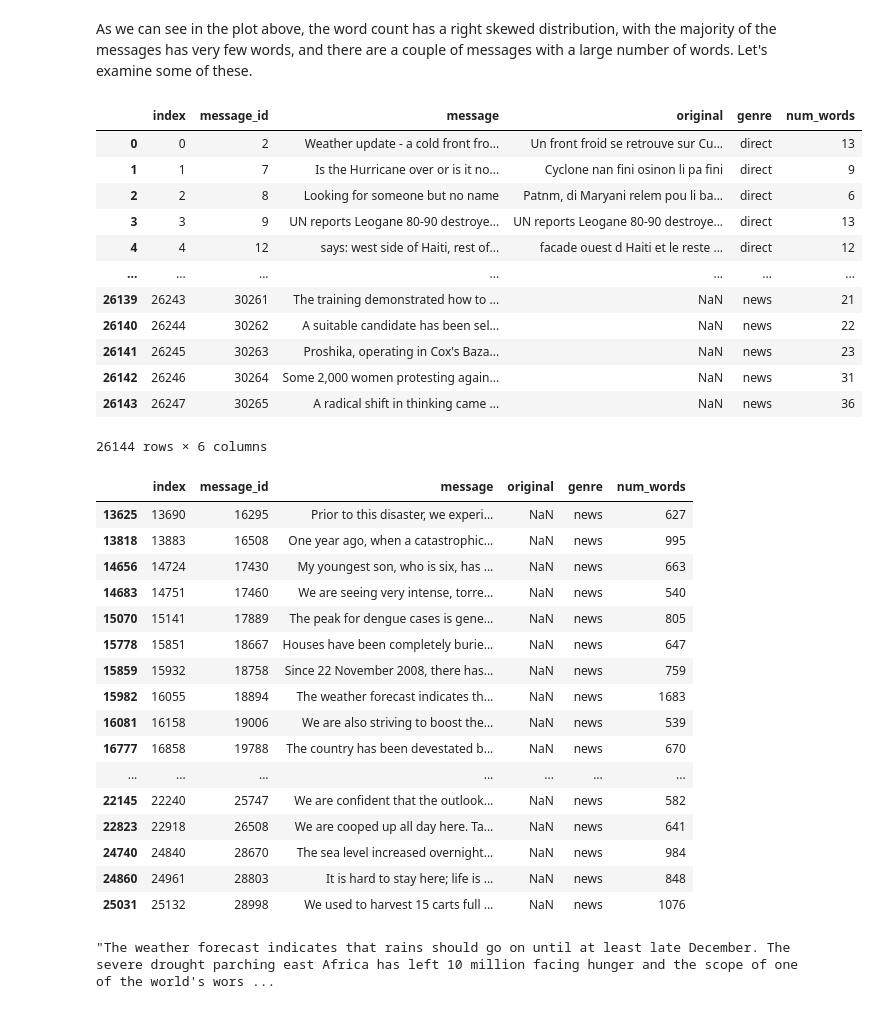
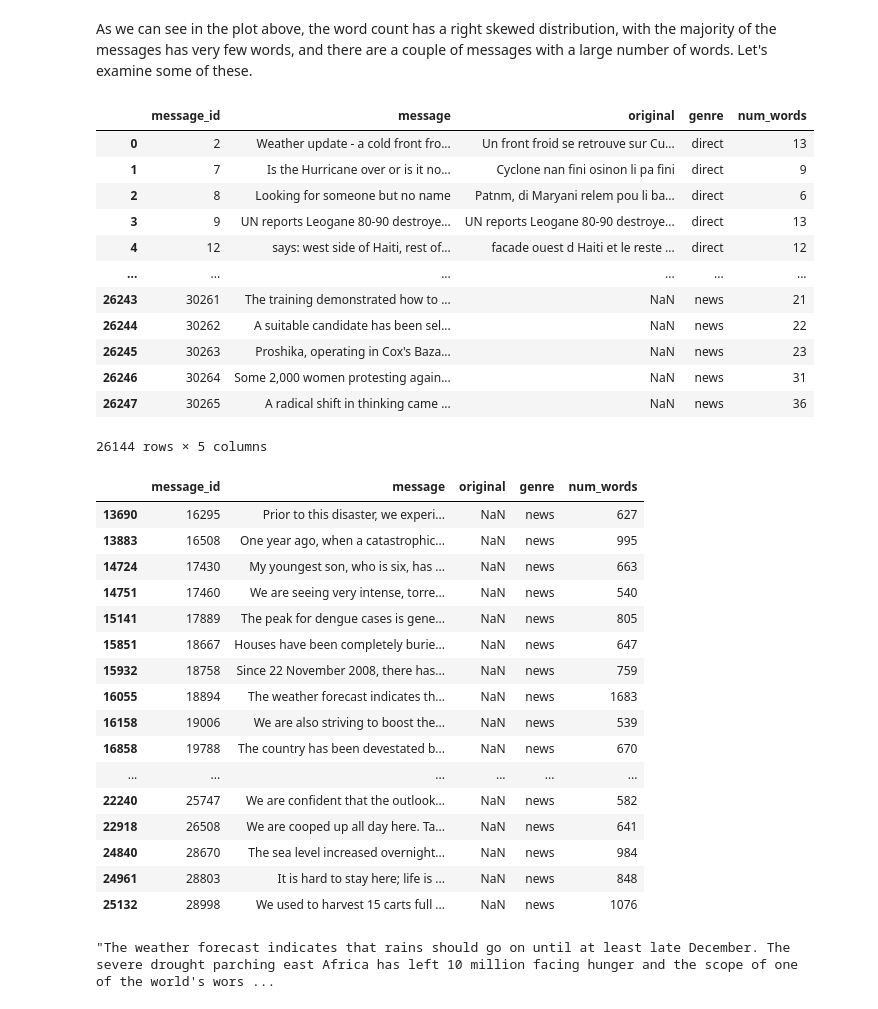
Before and after one commit to tarcisobraz/disaster-message-clf, a Jupyter notebook: data/ETL Pipeline Preparation.ipynb, the cells around one changed output. Cells and saved outputs as stored; diff of their text form; code cells hidden in the pictures.

```diff
--- a/data/ETL Pipeline Preparation.ipynb
+++ b/data/ETL Pipeline Preparation.ipynb
@@ -377,42 +377,42 @@ p.axes.set_yscale('log');
 # %% [markdown]
 As we can see in the plot above, the word count has a right skewed distribution, with the majority of the messages has very few words, and there are a couple of messages with a large number of words. Let's examine some of these.
 # %%
-messages_with_size = pd.concat([messages, num_words_dist], axis=1).reset_index()
+messages_with_size = pd.concat([messages, num_words_dist], axis=1)
 messages_with_size
 # %% [output]
-|  | index | message_id | message | original | genre | num_words |
-| 0 | 0 | 2 | Weather update - a cold front fro... | Un front froid se retrouve sur Cu... | direct | 13 |
-| 1 | 1 | 7 | Is the Hurricane over or is it no... | Cyclone nan fini osinon li pa fini | direct | 9 |
-| 2 | 2 | 8 | Looking for someone but no name | Patnm, di Maryani relem pou li ba... | direct | 6 |
-| 3 | 3 | 9 | UN reports Leogane 80-90 destroye... | UN reports Leogane 80-90 destroye... | direct | 13 |
-| 4 | 4 | 12 | says: west side of Haiti, rest of... | facade ouest d Haiti et le reste ... | direct | 12 |
-| ... | ... | ... | ... | ... | ... | ... |
-| 26139 | 26243 | 30261 | The training demonstrated how to ... | NaN | news | 21 |
-| 26140 | 26244 | 30262 | A suitable candidate has been sel... | NaN | news | 22 |
-| 26141 | 26245 | 30263 | Proshika, operating in Cox's Baza... | NaN | news | 23 |
-| 26142 | 26246 | 30264 | Some 2,000 women protesting again... | NaN | news | 31 |
-| 26143 | 26247 | 30265 | A radical shift in thinking came ... | NaN | news | 36 |
+|  | message_id | message | original | genre | num_words |
+| 0 | 2 | Weather update - a cold front fro... | Un front froid se retrouve sur Cu... | direct | 13 |
+| 1 | 7 | Is the Hurricane over or is it no... | Cyclone nan fini osinon li pa fini | direct | 9 |
+| 2 | 8 | Looking for someone but no name | Patnm, di Maryani relem pou li ba... | direct | 6 |
+| 3 | 9 | UN reports Leogane 80-90 destroye... | UN reports Leogane 80-90 destroye... | direct | 13 |
+| 4 | 12 | says: west side of Haiti, rest of... | facade ouest d Haiti et le reste ... | direct | 12 |
+| ... | ... | ... | ... | ... | ... |
+| 26243 | 30261 | The training demonstrated how to ... | NaN | news | 21 |
+| 26244 | 30262 | A suitable candidate has been sel... | NaN | news | 22 |
+| 26245 | 30263 | Proshika, operating in Cox's Baza... | NaN | news | 23 |
+| 26246 | 30264 | Some 2,000 women protesting again... | NaN | news | 31 |
+| 26247 | 30265 | A radical shift in thinking came ... | NaN | news | 36 |
-26144 rows × 6 columns
+26144 rows × 5 columns
 # %%
 messages_with_size[messages_with_size['num_words'] > 500]
 # %% [output]
-|  | index | message_id | message | original | genre | num_words |
-| 13625 | 13690 | 16295 | Prior to this disaster, we experi... | NaN | news | 627 |
-| 13818 | 13883 | 16508 | One year ago, when a catastrophic... | NaN | news | 995 |
-| 14656 | 14724 | 17430 | My youngest son, who is six, has ... | NaN | news | 663 |
-| 14683 | 14751 | 17460 | We are seeing very intense, torre... | NaN | news | 540 |
-| 15070 | 15141 | 17889 | The peak for dengue cases is gene... | NaN | news | 805 |
-| 15778 | 15851 | 18667 | Houses have been completely burie... | NaN | news | 647 |
-| 15859 | 15932 | 18758 | Since 22 November 2008, there has... | NaN | news | 759 |
-| 15982 | 16055 | 18894 | The weather forecast indicates th... | NaN | news | 1683 |
-| 16081 | 16158 | 19006 | We are also striving to boost the... | NaN | news | 539 |
-| 16777 | 16858 | 19788 | The country has been devestated b... | NaN | news | 670 |
-| ... | ... | ... | ... | ... | ... | ... |
-| 22145 | 22240 | 25747 | We are confident that the outlook... | NaN | news | 582 |
-| 22823 | 22918 | 26508 | We are cooped up all day here. Ta... | NaN | news | 641 |
-| 24740 | 24840 | 28670 | The sea level increased overnight... | NaN | news | 984 |
-| 24860 | 24961 | 28803 | It is hard to stay here; life is ... | NaN | news | 848 |
-| 25031 | 25132 | 28998 | We used to harvest 15 carts full ... | NaN | news | 1076 |
+|  | message_id | message | original | genre | num_words |
+| 13690 | 16295 | Prior to this disaster, we experi... | NaN | news | 627 |
+| 13883 | 16508 | One year ago, when a catastrophic... | NaN | news | 995 |
+| 14724 | 17430 | My youngest son, who is six, has ... | NaN | news | 663 |
+| 14751 | 17460 | We are seeing very intense, torre... | NaN | news | 540 |
+| 15141 | 17889 | The peak for dengue cases is gene... | NaN | news | 805 |
+| 15851 | 18667 | Houses have been completely burie... | NaN | news | 647 |
+| 15932 | 18758 | Since 22 November 2008, there has... | NaN | news | 759 |
+| 16055 | 18894 | The weather forecast indicates th... | NaN | news | 1683 |
+| 16158 | 19006 | We are also striving to boost the... | NaN | news | 539 |
+| 16858 | 19788 | The country has been devestated b... | NaN | news | 670 |
+| ... | ... | ... | ... | ... | ... |
+| 22240 | 25747 | We are confident that the outlook... | NaN | news | 582 |
+| 22918 | 26508 | We are cooped up all day here. Ta... | NaN | news | 641 |
+| 24840 | 28670 | The sea level increased overnight... | NaN | news | 984 |
+| 24961 | 28803 | It is hard to stay here; life is ... | NaN | news | 848 |
+| 25132 | 28998 | We used to harvest 15 carts full ... | NaN | news | 1076 |
 # %%
 messages.message.iloc[15982]
 # %% [output]
```
Also changed, not shown: parts of 14 cells of this notebook, 1 other file.
